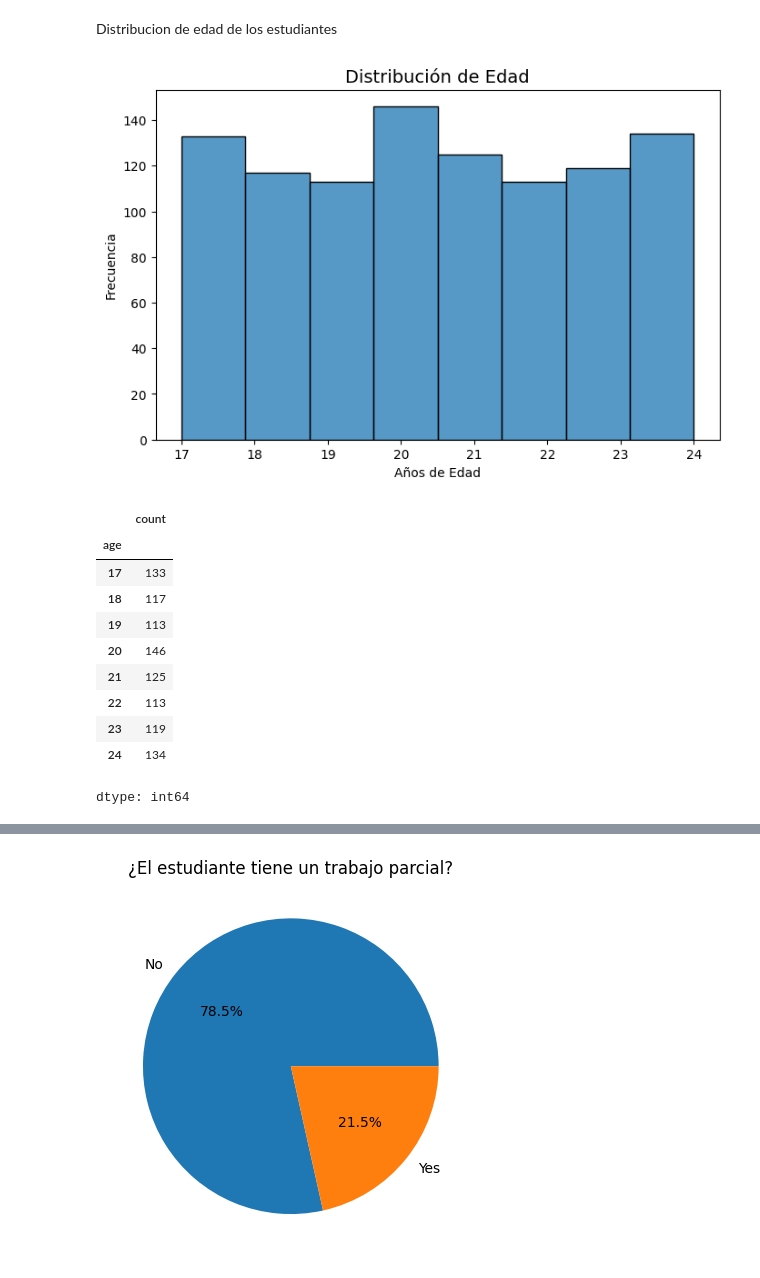
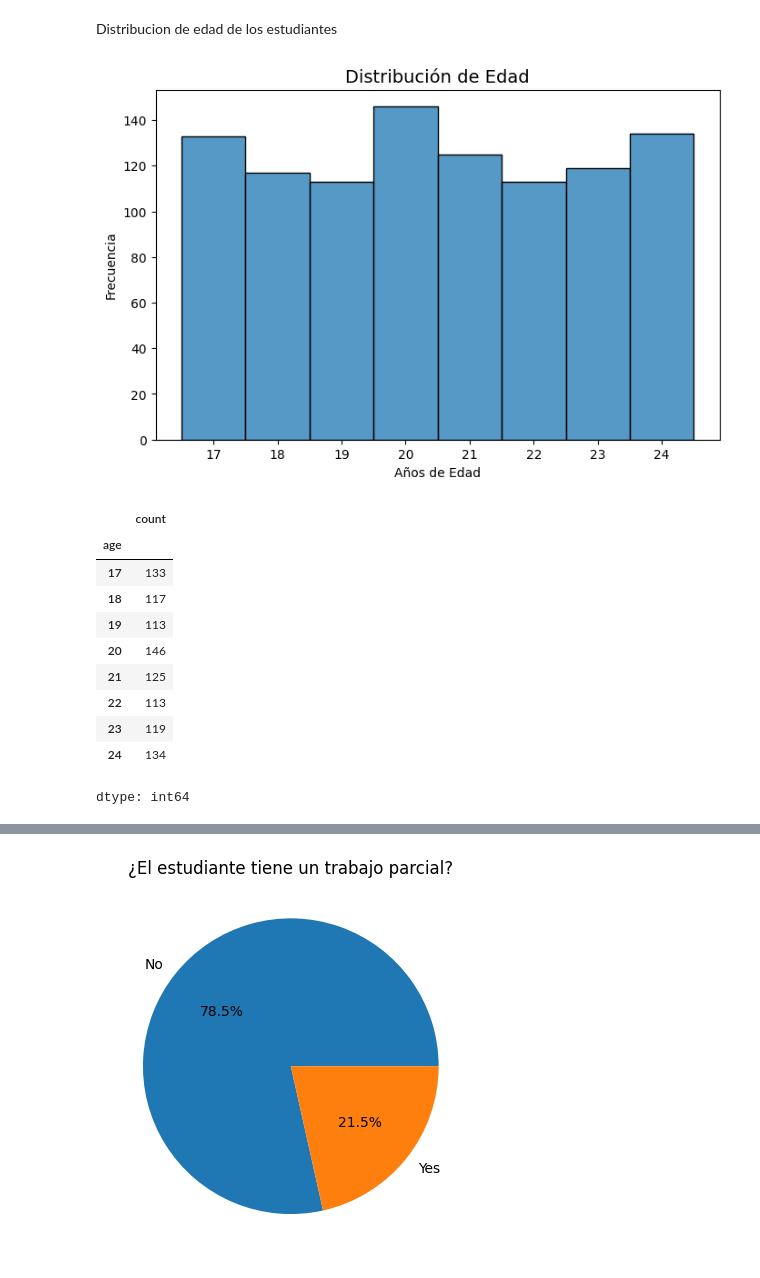
Before and after one commit to mnahuelanca/TpFinalEstadistica-Probabilidad, a Jupyter notebook: index.ipynb, the cells around one changed output, grey strips where cells are left out. Saved outputs shown, nothing was run; the diff lists cells and outputs as text; code cells hidden in the pictures.

```diff
--- a/index.ipynb
+++ b/index.ipynb
@@ -158,17 +151,22 @@ Desvio estandar de horas de sueño: 1.23
 # %% [markdown]
 Distribucion de edad de los estudiantes
 # %%
+min_age = df['age'].min()
+max_age = df['age'].max()
+bins_age = np.arange(min_age - 0.5, max_age + 1.5, 1) # Bins para cada edad entera
+
 plt.figure(figsize=(8, 5))
-sns.histplot(df['age'], bins=8, edgecolor='black')
+sns.histplot(df['age'], bins=bins_age, edgecolor='black')
 plt.title('Distribución de Edad', fontsize=14)
 plt.xlabel('Años de Edad')
 plt.ylabel('Frecuencia')
+plt.xticks(np.arange(min_age, max_age + 1)) # Etiquetas en cada edad entera
 plt.show()
 
 # Frecuencias de edad
 df['age'].value_counts().sort_index()
 # %% [output]
-[figure, old version]
+[figure, new version]
 |  | count |
 | age |  |
 | 17 | 133 |
```
Also changed, not shown: parts of 26 cells of this notebook, 1 other file.
